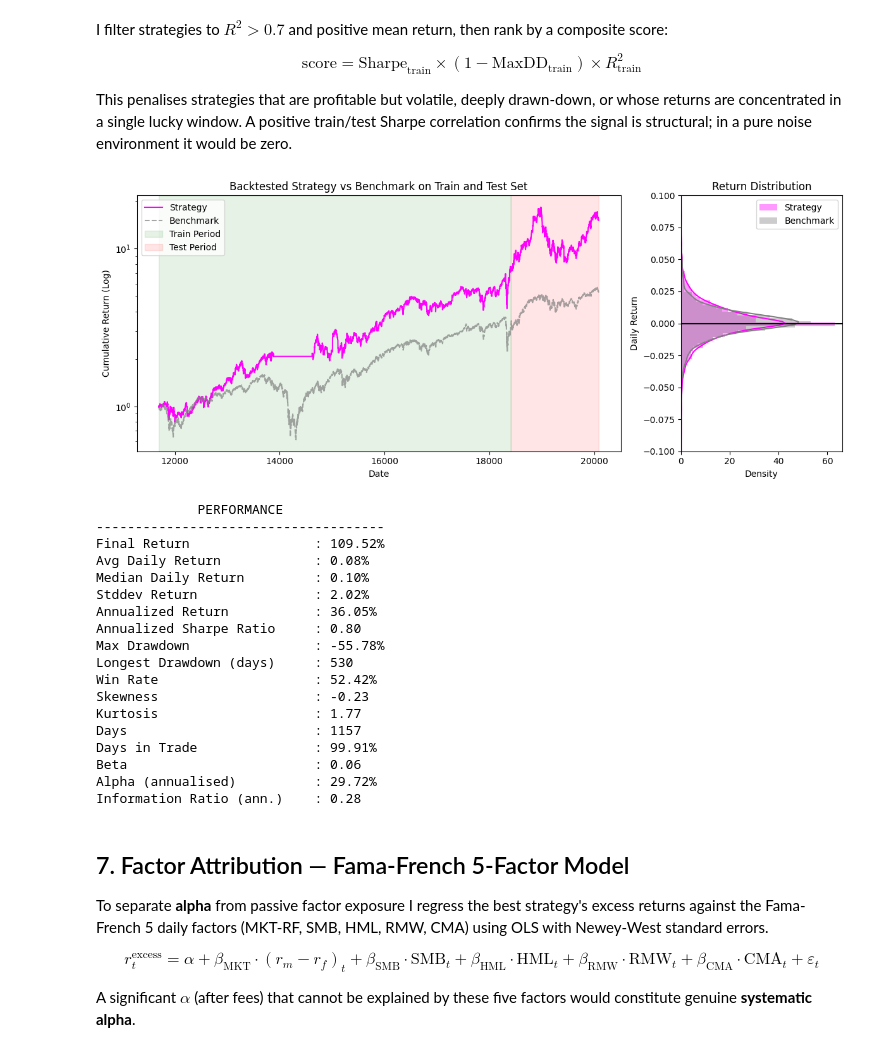
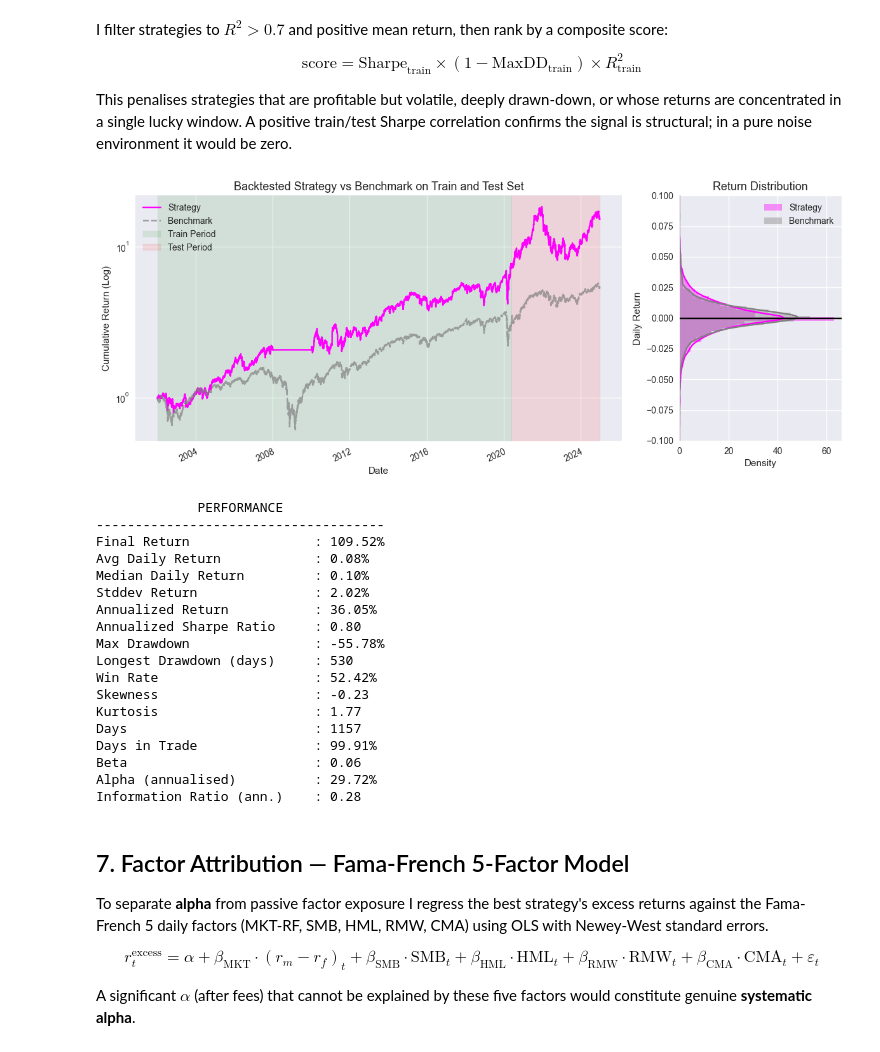
Before and after one commit to JesLied/Finance, a Jupyter notebook: Momentum Strategy USA.ipynb, the cells around one changed output. Drawn from its saved outputs; the diff is of its cells as text; code cells hidden in the pictures.

```diff
--- a/Momentum Strategy USA.ipynb
+++ b/Momentum Strategy USA.ipynb
@@ -13,6 +13,31 @@ The pipeline has four stages:
 | Portfolio diagnostics | Factor attribution (FF5), tearsheet, parameter stability |
 
 **Transaction costs** of 18 bps per unit of turnover ($\text{FEE} + \text{SLIPPAGE} = 15 + 3$ bps) are deducted before every performance metric. All Sharpe ratios and returns quoted below are net of these costs.
+# %%
+import os
+import requests
+import pandas as pd
+import numpy as np
+import matplotlib.pyplot as plt
+import seaborn as sns
+from itertools import product
+from tqdm import tqdm  # Use this in Jupyter
+from joblib import Parallel, delayed
+
+from utils.evaluate_strategy import evaluate_strategy, longest_drawdown, max_drawdown
+
+import warnings
+# ignore all
+warnings.filterwarnings("ignore")
+
+sns.set_theme(style="whitegrid")
+plt.style.use("seaborn-v0_8")
+plt.rcParams["figure.figsize"] = (11, 6)
+plt.rcParams["axes.titlesize"] = 13
+plt.rcParams["axes.labelsize"] = 11
+plt.rcParams["xtick.labelsize"] = 10
+plt.rcParams["ytick.labelsize"] = 10
+plt.rcParams["legend.fontsize"] = 10
 # %% [markdown]
 # Cross-Sectional Momentum — S&P 500
 
@@ -922,46 +935,55 @@ best_series = best_series.reindex(full_index, method='ffill').fillna(0.0).sort_i
 bnch = bnch.reindex(full_index, method='ffill').fillna(0.0).sort_index()
 
 
+def _to_dates(idx):
+    return pd.to_datetime((idx.astype(float) * 86400).astype("int64"), unit="s")
+
 fig, axes = plt.subplots(1, 2, figsize=(12, 5), gridspec_kw={'width_ratios': [3, 1]})
 
 # --- Left: Cumulative returns ---
 cum_strategy = np.cumprod(1 + best_series)
 cum_bnch     = np.cumprod(1 + bnch)
 
-sns.lineplot(x=cum_strategy.index, y=cum_strategy.values, ax=axes[0], color="magenta", label="Strategy")
-sns.lineplot(x=cum_bnch.index,     y=cum_bnch.values,     ax=axes[0], color="gray",    linestyle="--", alpha=0.7, label="Benchmark")
+cum_dates       = _to_dates(cum_strategy.index)
+train_dates     = _to_dates(train_rolling_df.index)
+test_dates      = _to_dates(test_rolling_df.index)
 
-axes[0].fill_between(train_rolling_df.index, 0, 1, color='green', alpha=0.1,
+sns.lineplot(x=cum_dates, y=cum_strategy.values, ax=axes[0], color="magenta", label="Strategy")
+sns.lineplot(x=cum_dates, y=cum_bnch.values,     ax=axes[0], color="gray",    linestyle="--", alpha=0.7, label="Benchmark")
+
+axes[0].fill_between(train_dates, 0, 1, color='green', alpha=0.1,
                      transform=axes[0].get_xaxis_transform(), label="Train Period")
-axes[0].fill_between(test_rolling_df.index,  0, 1, color='red',   alpha=0.1,
+axes[0].fill_between(test_dates,  0, 1, color='red',   alpha=0.1,
                      transform=axes[0].get_xaxis_transform(), label="Test Period")
 axes[0].set_yscale("log")
 axes[0].set_title("Backtested Strategy vs Benchmark on Train and Test Set")
 axes[0].set_xlabel("Date")
 axes[0].set_ylabel("Cumulative Return (Log)")
+plt.setp(axes[0].get_xticklabels(), rotation=25, ha="right", rotation_mode="anchor")
 axes[0].legend(loc="upper left")
 
 # --- Right: Return distribution with KDE ---
 # within 3std of best_series from mean
 sns.histplot(y=best_series, ax=axes[1], color="magenta", alpha=0.4, kde=True, label="Strategy",
              bins=100, stat="density", linewidth=0)
 sns.histplot(y=bnch,        ax=axes[1], color="gray",    alpha=0.4, kde=True, label="Benchmark",
              bins=100, stat="density", linewidth=0)
 axes[1].axhline(0, color="black")
 axes[1].set_title("Return Distribution")
 axes[1].set_xlabel("Density")
 axes[1].set_ylabel("Daily Return")
 axes[1].legend(loc="upper right")
+
 axes[1].set_ylim(-0.1, 0.1)
 
+best_series_te = best_series.loc[test_rolling_df.index[0]:]
 plt.tight_layout()
 plt.show()
 
 # Evaluate test performance of best strategy
-best_series_te = best_series.loc[test_rolling_df.index[0]:]
 evaluate_strategy(best_series_te, benchmark_returns=bnch.loc[test_rolling_df.index[0]:])
 # %% [output]
-[figure, old version]
+[figure, new version]
              PERFORMANCE
 -------------------------------------
 Final Return                : 109.52%
```
Also changed, not shown: parts of 16 cells of this notebook, 4 other files.
